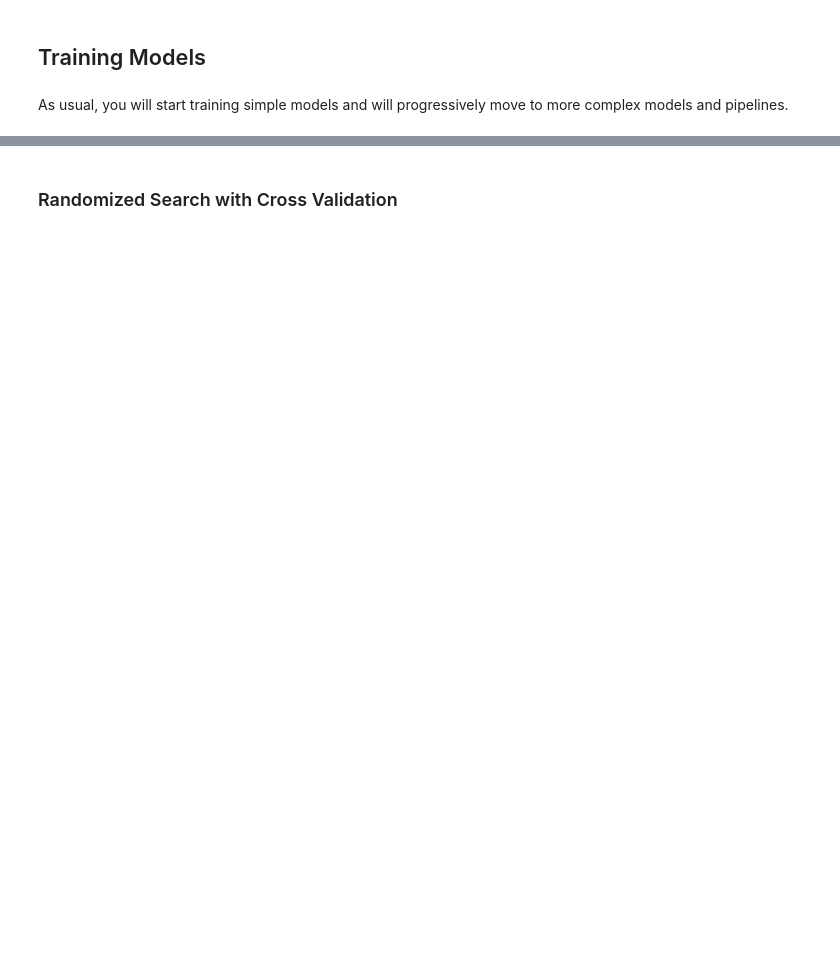
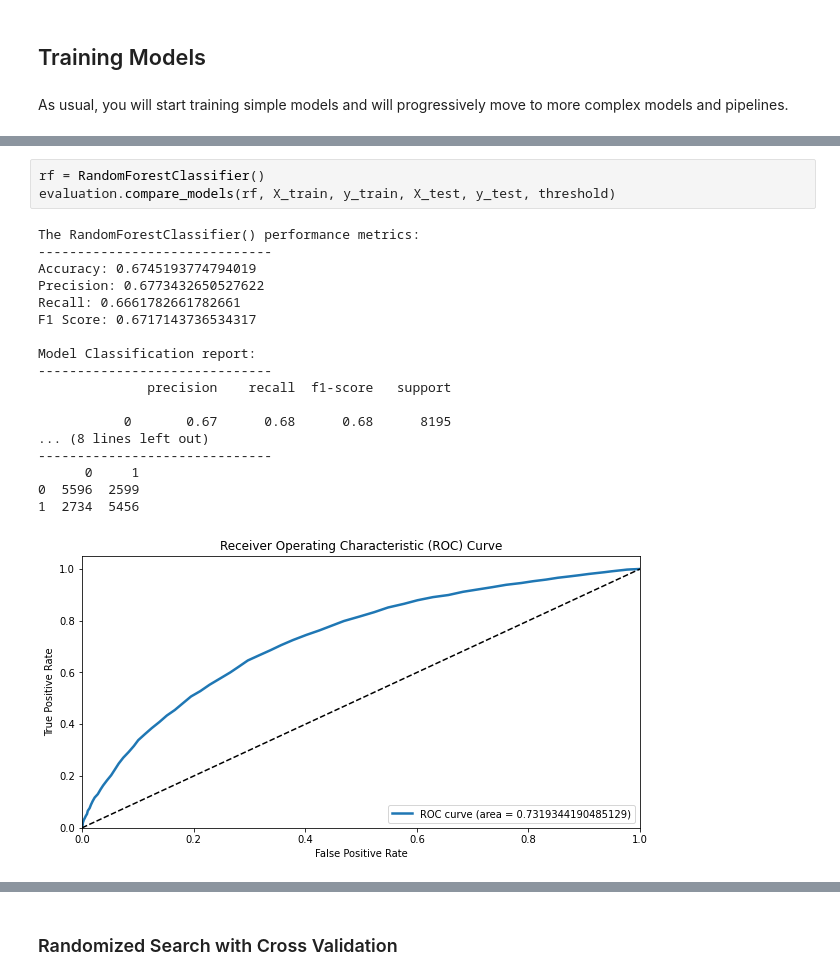
Before and after one commit to santiagoromero20/HomeCreditDefaultRisk, a Jupyter notebook: CreditFraudAnalysis.ipynb, the cells around one changed output, grey strips where cells are left out. Cells and saved outputs as stored; diff of their text form; blank space fills up the shorter version.

```diff
--- a/CreditFraudAnalysis.ipynb
+++ b/CreditFraudAnalysis.ipynb
@@ -801,0 +633,22 @@ probability_rf.to_csv("competition_rforest_df.csv", index=False)
+# %%
+rf = RandomForestClassifier()
+evaluation.compare_models(rf, X_train, y_train, X_test, y_test, threshold)
+# %% [output]
+The RandomForestClassifier() performance metrics:
+------------------------------
+Accuracy: 0.6745193774794019
+Precision: 0.6773432650527622
+Recall: 0.6661782661782661
+F1 Score: 0.6717143736534317
+
+Model Classification report:
+------------------------------
+              precision    recall  f1-score   support
+
+           0       0.67      0.68      0.68      8195
+... (8 lines left out)
+------------------------------
+      0     1
+0  5596  2599
+1  2734  5456
+[figure, added]
```
Also changed, not shown: parts of 95 cells of this notebook.
